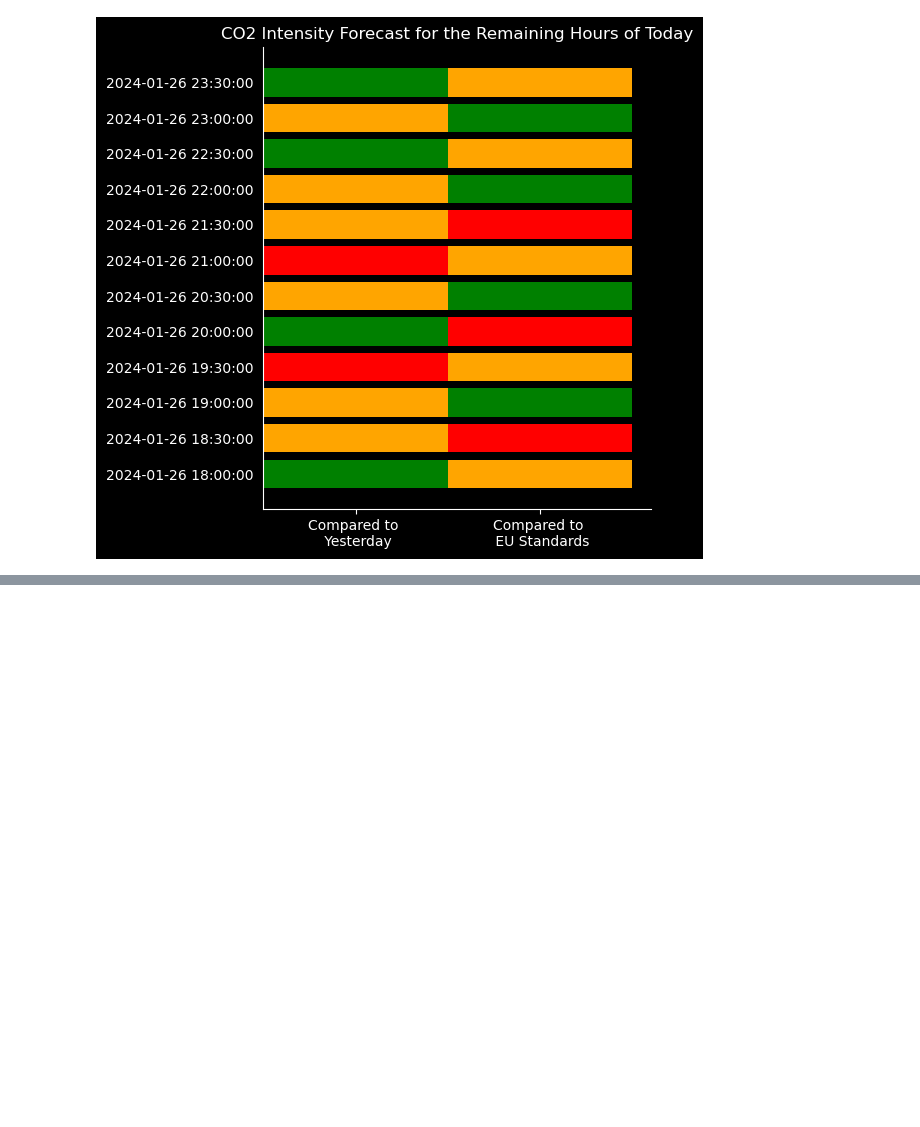
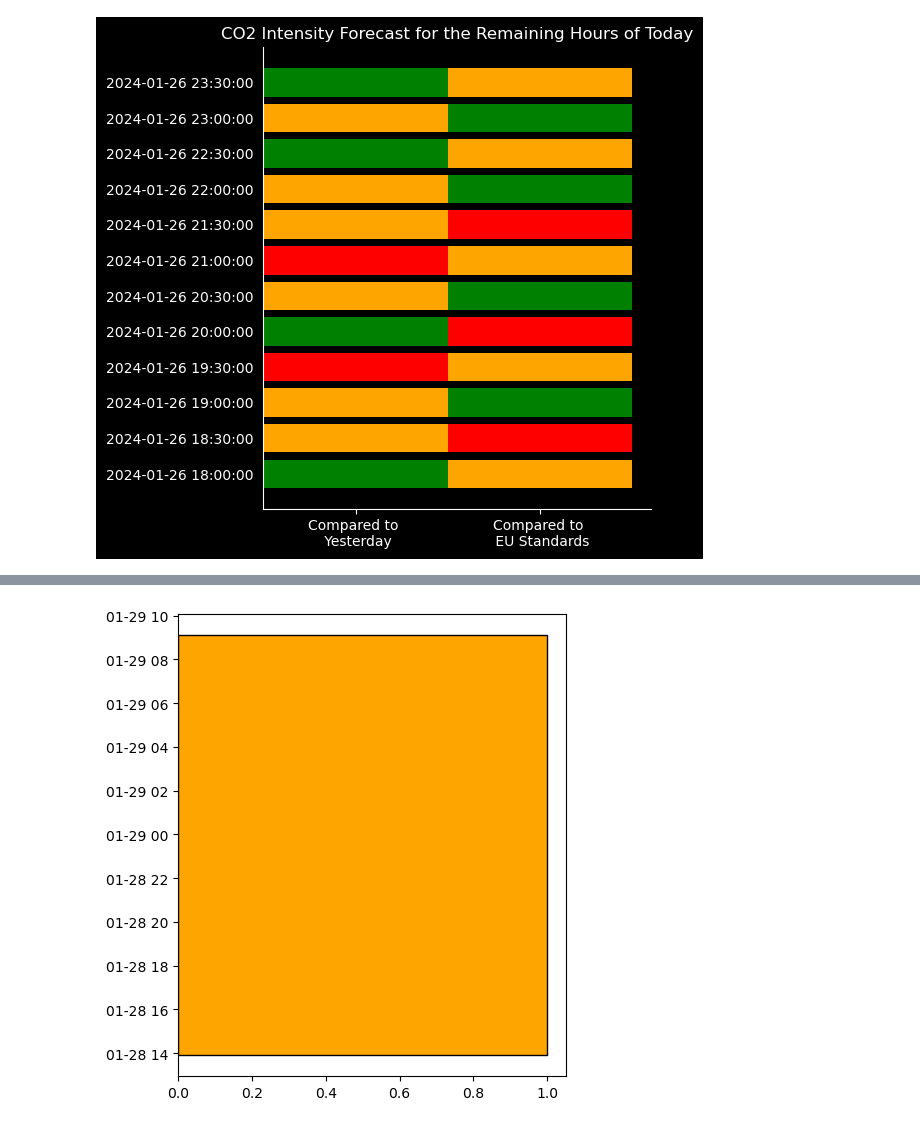
Before and after one commit to SaM-92/telegram-energy-api, a Jupyter notebook: eirgrid-api.ipynb, the cells around one changed output, grey strips where cells are left out. Drawn from its saved outputs; the diff is of its cells as text; code cells hidden in the pictures; blank space fills up the shorter version.

```diff
--- a/eirgrid-api.ipynb
+++ b/eirgrid-api.ipynb
@@ -299,0 +472,8 @@ plt.show()
+# %%
+fig, ax = plt.subplots(figsize=(5, 6))
+# ax.barh(row['EffectiveTime'], 1, color=color_map[row['status_compared_to_yesterday']], edgecolor='white')
+ax.barh(row['EffectiveTime'], 1, color=color_map[row['status_compared_to_EU']], edgecolor='black')
+
+plt.show()
+# %% [output]
+[figure, added]
```
Also changed, not shown: parts of 18 cells of this notebook.
